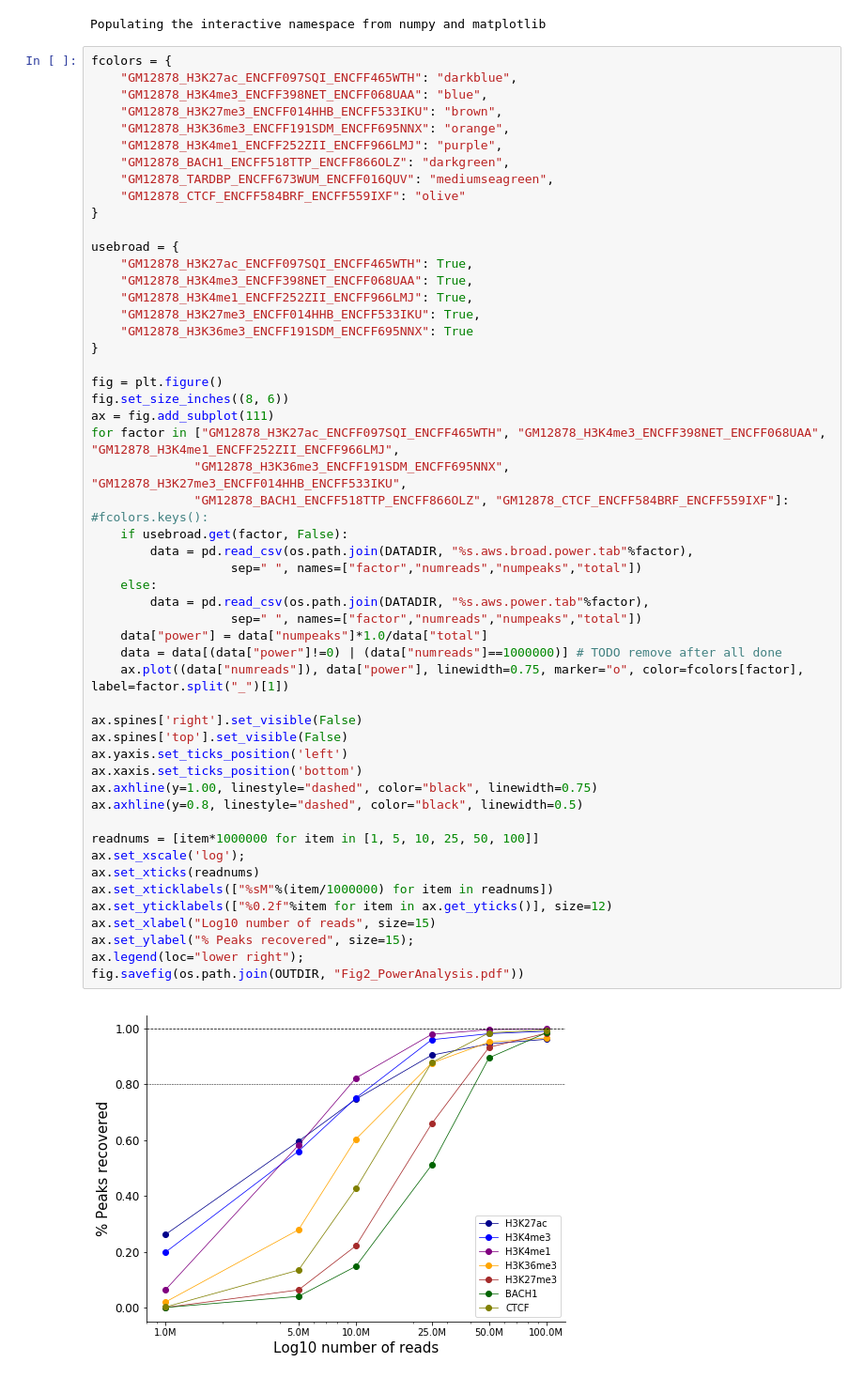
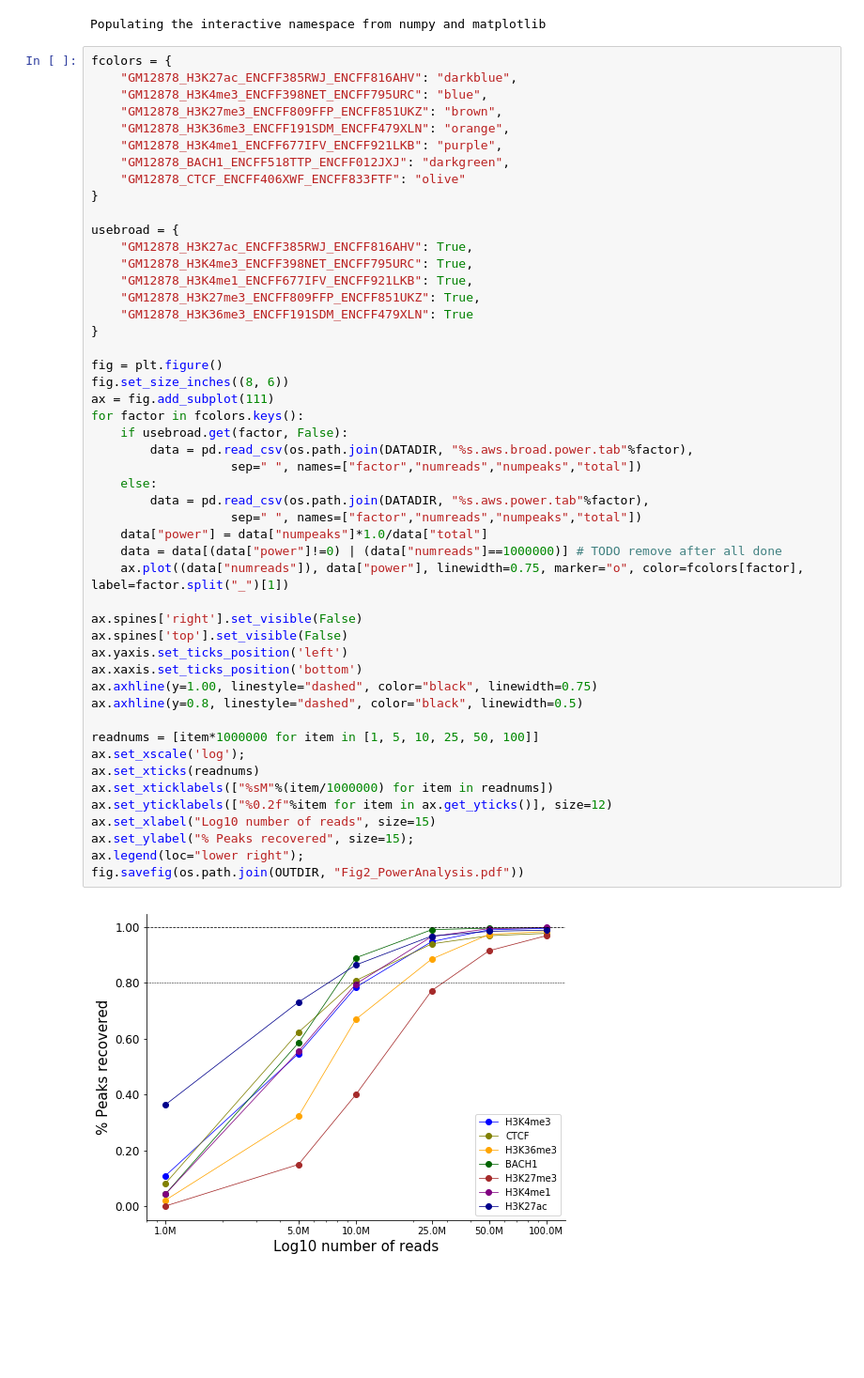
Before and after one commit to gymreklab/chips, a Jupyter notebook: paper-methods/FigureNotebooks/ChIPMunk_Figure2_Power.ipynb, the cells around one changed output. Shown: that part at 94% size. Drawn from its saved outputs; the diff is of its cells as text; blank space fills up the shorter version.

```diff
--- a/paper-methods/FigureNotebooks/ChIPMunk_Figure2_Power.ipynb
+++ b/paper-methods/FigureNotebooks/ChIPMunk_Figure2_Power.ipynb
@@ -17,55 +17,52 @@ FIG2COLOR = "darkblue"
 Populating the interactive namespace from numpy and matplotlib
 # %%
 fcolors = {
-    "GM12878_H3K27ac_ENCFF097SQI_ENCFF465WTH": "darkblue",
-    "GM12878_H3K4me3_ENCFF398NET_ENCFF068UAA": "blue",
-    "GM12878_H3K27me3_ENCFF014HHB_ENCFF533IKU": "brown",
-    "GM12878_H3K36me3_ENCFF191SDM_ENCFF695NNX": "orange",
-    "GM12878_H3K4me1_ENCFF252ZII_ENCFF966LMJ": "purple",
-    "GM12878_BACH1_ENCFF518TTP_ENCFF866OLZ": "darkgreen",
-    "GM12878_TARDBP_ENCFF673WUM_ENCFF016QUV": "mediumseagreen",
-    "GM12878_CTCF_ENCFF584BRF_ENCFF559IXF": "olive"
+    "GM12878_H3K27ac_ENCFF385RWJ_ENCFF816AHV": "darkblue",
+    "GM12878_H3K4me3_ENCFF398NET_ENCFF795URC": "blue",
+    "GM12878_H3K27me3_ENCFF809FFP_ENCFF851UKZ": "brown",
+    "GM12878_H3K36me3_ENCFF191SDM_ENCFF479XLN": "orange",
+    "GM12878_H3K4me1_ENCFF677IFV_ENCFF921LKB": "purple",
+    "GM12878_BACH1_ENCFF518TTP_ENCFF012JXJ": "darkgreen",
+    "GM12878_CTCF_ENCFF406XWF_ENCFF833FTF": "olive"
 }
 
 usebroad = {
-    "GM12878_H3K27ac_ENCFF097SQI_ENCFF465WTH": True,
-    "GM12878_H3K4me3_ENCFF398NET_ENCFF068UAA": True,
-    "GM12878_H3K4me1_ENCFF252ZII_ENCFF966LMJ": True,
-    "GM12878_H3K27me3_ENCFF014HHB_ENCFF533IKU": True,
-    "GM12878_H3K36me3_ENCFF191SDM_ENCFF695NNX": True
+    "GM12878_H3K27ac_ENCFF385RWJ_ENCFF816AHV": True,
+    "GM12878_H3K4me3_ENCFF398NET_ENCFF795URC": True,
+    "GM12878_H3K4me1_ENCFF677IFV_ENCFF921LKB": True,
+    "GM12878_H3K27me3_ENCFF809FFP_ENCFF851UKZ": True,
+    "GM12878_H3K36me3_ENCFF191SDM_ENCFF479XLN": True
 }
 
 fig = plt.figure()
 fig.set_size_inches((8, 6))
 ax = fig.add_subplot(111)
-for factor in ["GM12878_H3K27ac_ENCFF097SQI_ENCFF465WTH", "GM12878_H3K4me3_ENCFF398NET_ENCFF068UAA", "GM12878_H3K4me1_ENCFF252ZII_ENCFF966LMJ",
-              "GM12878_H3K36me3_ENCFF191SDM_ENCFF695NNX", "GM12878_H3K27me3_ENCFF014HHB_ENCFF533IKU",
-              "GM12878_BACH1_ENCFF518TTP_ENCFF866OLZ", "GM12878_CTCF_ENCFF584BRF_ENCFF559IXF"]: #fcolors.keys():
+for factor in fcolors.keys():
     if usebroad.get(factor, False):
         data = pd.read_csv(os.path.join(DATADIR, "%s.aws.broad.power.tab"%factor),
                    sep=" ", names=["factor","numreads","numpeaks","total"])
     else:
         data = pd.read_csv(os.path.join(DATADIR, "%s.aws.power.tab"%factor),
                    sep=" ", names=["factor","numreads","numpeaks","total"])
     data["power"] = data["numpeaks"]*1.0/data["total"]
     data = data[(data["power"]!=0) | (data["numreads"]==1000000)] # TODO remove after all done
     ax.plot((data["numreads"]), data["power"], linewidth=0.75, marker="o", color=fcolors[factor], label=factor.split("_")[1])
 
 ax.spines['right'].set_visible(False)
 ax.spines['top'].set_visible(False)
 ax.yaxis.set_ticks_position('left')
 ax.xaxis.set_ticks_position('bottom')
 ax.axhline(y=1.00, linestyle="dashed", color="black", linewidth=0.75)
 ax.axhline(y=0.8, linestyle="dashed", color="black", linewidth=0.5)
 
 readnums = [item*1000000 for item in [1, 5, 10, 25, 50, 100]]
 ax.set_xscale('log');
 ax.set_xticks(readnums)
 ax.set_xticklabels(["%sM"%(item/1000000) for item in readnums])
 ax.set_yticklabels(["%0.2f"%item for item in ax.get_yticks()], size=12)
 ax.set_xlabel("Log10 number of reads", size=15)
 ax.set_ylabel("% Peaks recovered", size=15);
 ax.legend(loc="lower right");
 fig.savefig(os.path.join(OUTDIR, "Fig2_PowerAnalysis.pdf"))
 # %% [output]
-[figure, old version]
+[figure, new version]
```
Also changed, not shown: 22 other files.
